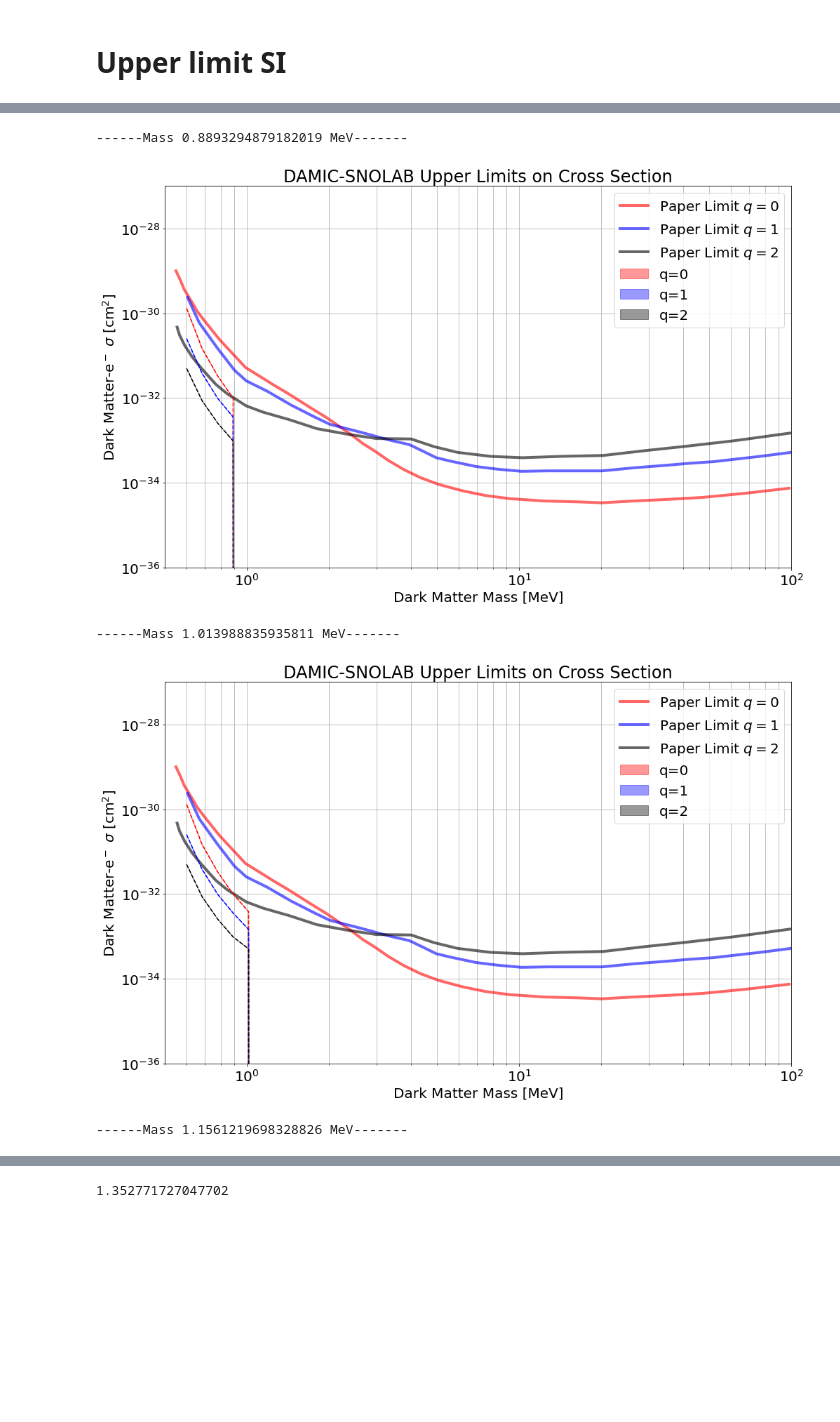
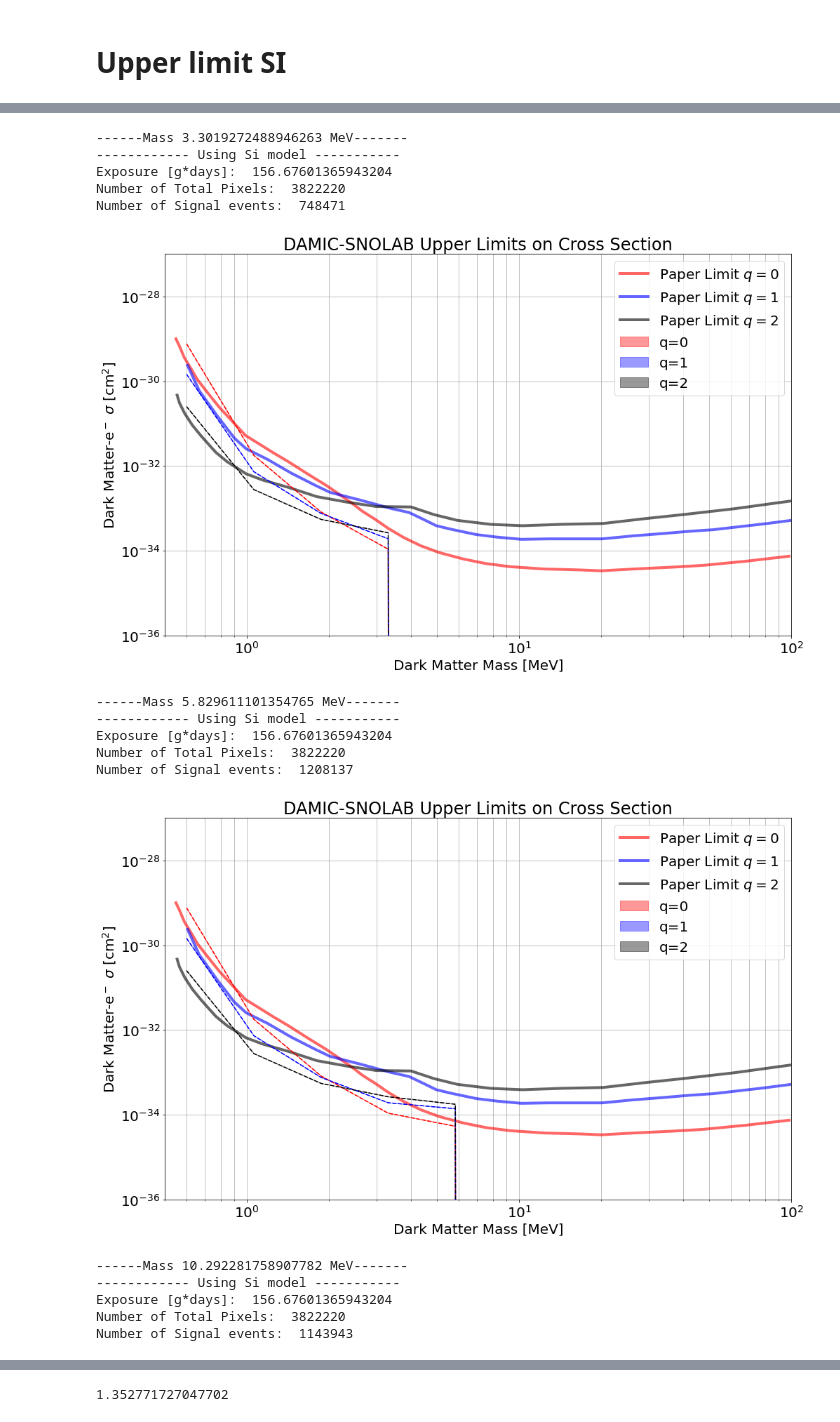
Before and after one commit to alantero/DAMIC_DMe, a Jupyter notebook: DAMIC_DM_electron.ipynb, the cells around one changed output, grey strips where cells are left out. Cells and saved outputs as stored; diff of their text form; code cells hidden in the pictures; blank space fills up the shorter version.

```diff
--- a/DAMIC_DM_electron.ipynb
+++ b/DAMIC_DM_electron.ipynb
@@ -222,0 +62,17 @@ Number of Signal events:  0
+# %%
+f = r.TFile("dR_1e-37_10MeV_dmSKImg_clustersRec.root", "READ")
+
+E = []
+E_or = []
+
+for i in f.clustersRec:
+    #E += i.Energy*1000/3.77
+    #print(i.pixels_E)
+    #E_b = np.array(i.pixels_E[0])*1000/3.77
+    E.extend(i.pixels_E[0])
+    E_or.extend(i.Energy_MCT)
+
+
+#E = tree2array(f.clustersRec, branches=["pixels_E"])
+#E = f.clustersRec.AsMatrix(["Energy"])
+#E = np.concatenate([np.asarray(e) for e in E])
@@ -227,7 +576,7 @@ nxbin = 1
 nybin = 100
 totrows = 4116
 totcols = 4116 #6160
-nx = 2500
+nx = 2500and + or python
 ny = 4116
 mass_ccd = 6e-3
 n_images = 38
@@ -247,7 +596,7 @@ t_exp = tread/24 #days
 print("Total Exposure [g*days]: ", total_mass*1e3*t_exp)
 xmin, xmax = -10,10
 xs_35 = []
-mass_x = np.geomspace(0.6, 100, 40)*1e6
+mass_x = np.geomspace(0.6, 100, 10)*1e6
 
 ### CCD 1
 #noise = 1.628
@@ -258,16 +607,18 @@ mass_x = np.geomspace(0.6, 100, 40)*1e6
 ### CCD 3
 noise = 1.572
 print(t_exp)
-dcmm2days = (7.8/t_exp+1.7)+20
-dc = dcmm2days*(15*15)*1e-6
+#dcmm2days = (7.8/t_exp+1.7)+20
+#dc = dcmm2days*(15*15)*1e-6
+dc = (7.8+1.7*t_exp)*(15*15)*1e-6*4#*nxbin*nybin
 mu0 = -0.160
 
 lam = dc*t_exp*nxbin*nybin
+"""
 print("Dark Current [e/pix*days]: ", dc)#*1e8/(15**2*6.28*1e18*24*3600))
 print("Dark Current [e/pix_binned*days]: ", dc*nxbin*nybin)#*1e8/(15**2*6.28*1e18*24*3600))
 print("Dark Current [e/pix_binned*img]: ", lam)#*1e8/(15**2*6.28*1e18*24*3600))
 print("Dark Current [e/mm2*img]: ", dcmm2days*t_exp)#*1e8/(15**2*6.28*1e18*24*3600))
-
+"""
 #df_inf = pd.read_csv("DAMICM_Upper.csv", comment="#")
 #mass_x = df_inf["mx"]
 
@@ -285,9 +636,9 @@ for i,m in enumerate(mass_x):
                               n_image=n_images, mask_frac=masked_fraction)
         #dm.npix = int(3.2e6)
         low_cross = np.log10(dm.lowest_cross_section)-4
-        #dm.verbose()
+        dm.verbose()
         dm.likelihood(x0=[dm.npix,mu0,noise,1,lam,low_cross],fix_pars=[0,1,2,3],
-                      pars_lims=[(1e4,1e10),(-0.3,0.3),(0.07,2.5),(0.8,1.2),(1e-2,1e0),(low_cross-1,-26)],
+                      pars_lims=[(1e4,1e10),(mu0-1e-3,mu0+1e-3),(noise-1e-3,noise+1e-3),(0.8,1.2),(1e-2,1e0),(low_cross-1,-26)],
                       verbose=False, simulate=[mu0,noise,lam], upper_limit=[0.9,True])#, nPeaks=nPeaks, bin_size=0.1)
         #print(dm.cross_section_dLL)
         xs_0[i][j] = dm.cross_section_dLL
@@ -297,10 +648,11 @@ for i,m in enumerate(mass_x):
                               tread=tread, nccd=nccd,nx=nx,ny=ny,nxbin=nxbin,nybin=nybin,
                               n_image=n_images, mask_frac=masked_fraction)
         low_cross = np.log10(dm.lowest_cross_section)-4
+        dm.likelihood(x0=[dm.npix,mu0,noise,1,lam,low_cross],fix_pars=[0,1,2,3],
+                      pars_lims=[(1e4,1e10),(mu0-1e-3,mu0+1e-3),(noise-1e-3,noise+1e-3),(0.8,1.2),(1e-3,1e0),(low_cross-1,-26)],
+                      verbose=False, simulate=[mu0,noise,lam], upper_limit=[0.9,True])#, nPeaks=nPeaks)
         #dm.verbose()
-        dm.likelihood(x0=[dm.npix,mu0,noise,1,lam,low_cross],fix_pars=[0,1,2,3],
-                      pars_lims=[(1e4,1e10),(-0.3,0.3),(0.07,2.5),(0.8,1.2),(1e-3,1e0),(low_cross-1,-26)],
-                      verbose=False, simulate=[mu0,noise,lam], upper_limit=[0.9,True])#, nPeaks=nPeaks)
+
         #print(dm.cross_section_dLL)
         xs_1[i][j] = dm.cross_section_dLL
 
@@ -311,7 +663,7 @@ for i,m in enumerate(mass_x):
         low_cross = np.log10(dm.lowest_cross_section)-4
         #dm.verbose()
         dm.likelihood(x0=[dm.npix,mu0,noise,1,lam,low_cross],fix_pars=[0,1,2,3],
-                      pars_lims=[(1e4,1e10),(-0.3,0.3),(0.07,2.5),(0.8,1.2),(1e-3,1e0),(low_cross-1,-26)],
+                      pars_lims=[(1e4,1e10),(mu0-1e-3,mu0+1e-3),(noise-1e-3,noise+1e-3),(0.8,1.2),(1e-3,1e0),(low_cross-1,-26)],
                       verbose=False, simulate=[mu0,noise,lam], upper_limit=[0.9,True])#, nPeaks=nPeaks)
         #print(dm.cross_section_dLL)
         xs_2[i][j] = dm.cross_section_dLL
@@ -371,7 +723,6 @@ for i,m in enumerate(mass_x):
     plt.fill_between(mass_x*1e-6,xs_mean-xs_std,(xs_mean+xs_std), label=r"q=2", alpha = 0.4, color = "k")
 
 
-
     plt.xlabel(r"Dark Matter Mass [MeV]")
     plt.ylabel(r"Dark Matter-e$^-$ $\sigma$ [cm$^2$]")
     plt.title("DAMIC-SNOLAB Upper Limits on Cross Section")
@@ -401,5 +760,17 @@ Dark Current [e/mm2*img]:  32.915740740740745
-------Mass 0.8893294879182019 MeV-------
+------Mass 3.3019272488946263 MeV-------
+------------ Using Si model -----------
+Exposure [g*days]:  156.67601365943204
+Number of Total Pixels:  3822220
+Number of Signal events:  748471
-[figure, old version]
+[figure, new version]
-------Mass 1.013988835935811 MeV-------
+------Mass 5.829611101354765 MeV-------
+------------ Using Si model -----------
+Exposure [g*days]:  156.67601365943204
+Number of Total Pixels:  3822220
+Number of Signal events:  1208137
-[figure, old version]
+[figure, new version]
-------Mass 1.1561219698328826 MeV-------
+------Mass 10.292281758907782 MeV-------
+------------ Using Si model -----------
+Exposure [g*days]:  156.67601365943204
+Number of Total Pixels:  3822220
+Number of Signal events:  1143943
```
Also changed, not shown: parts of 15 cells of this notebook.
